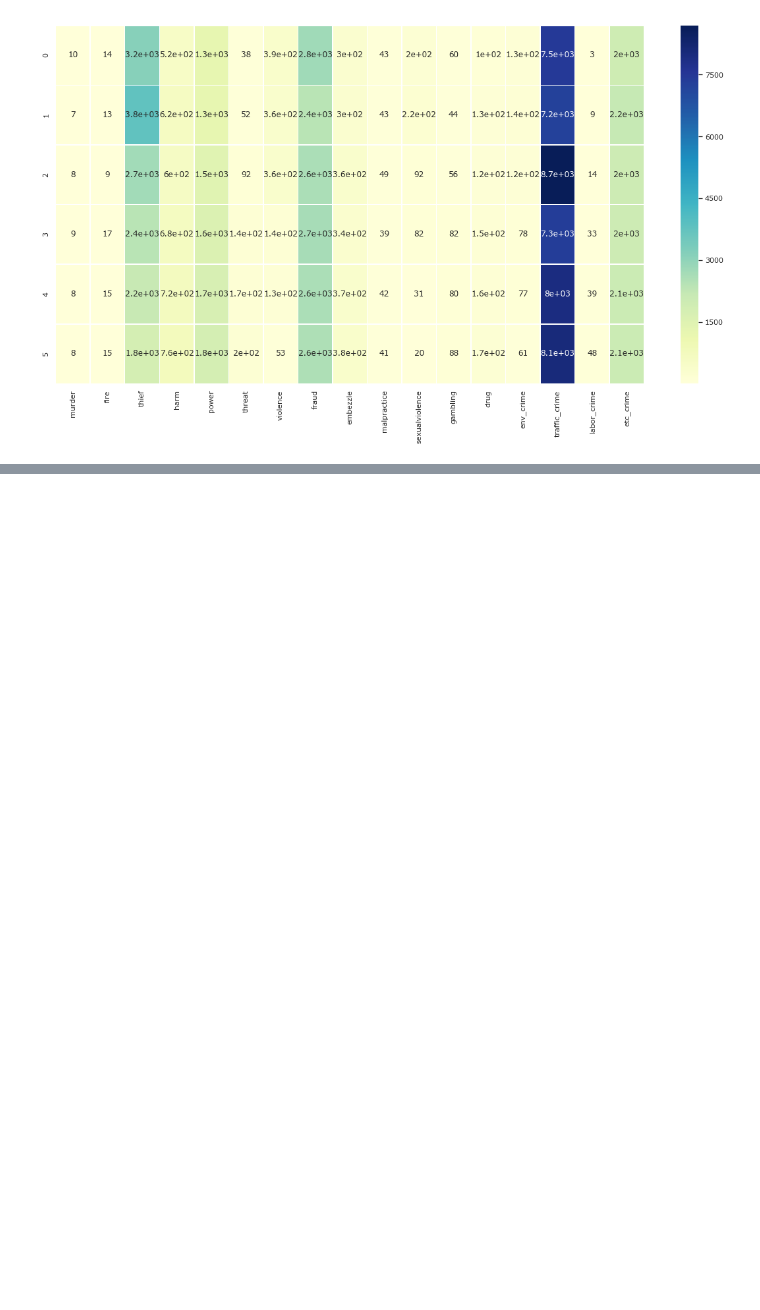
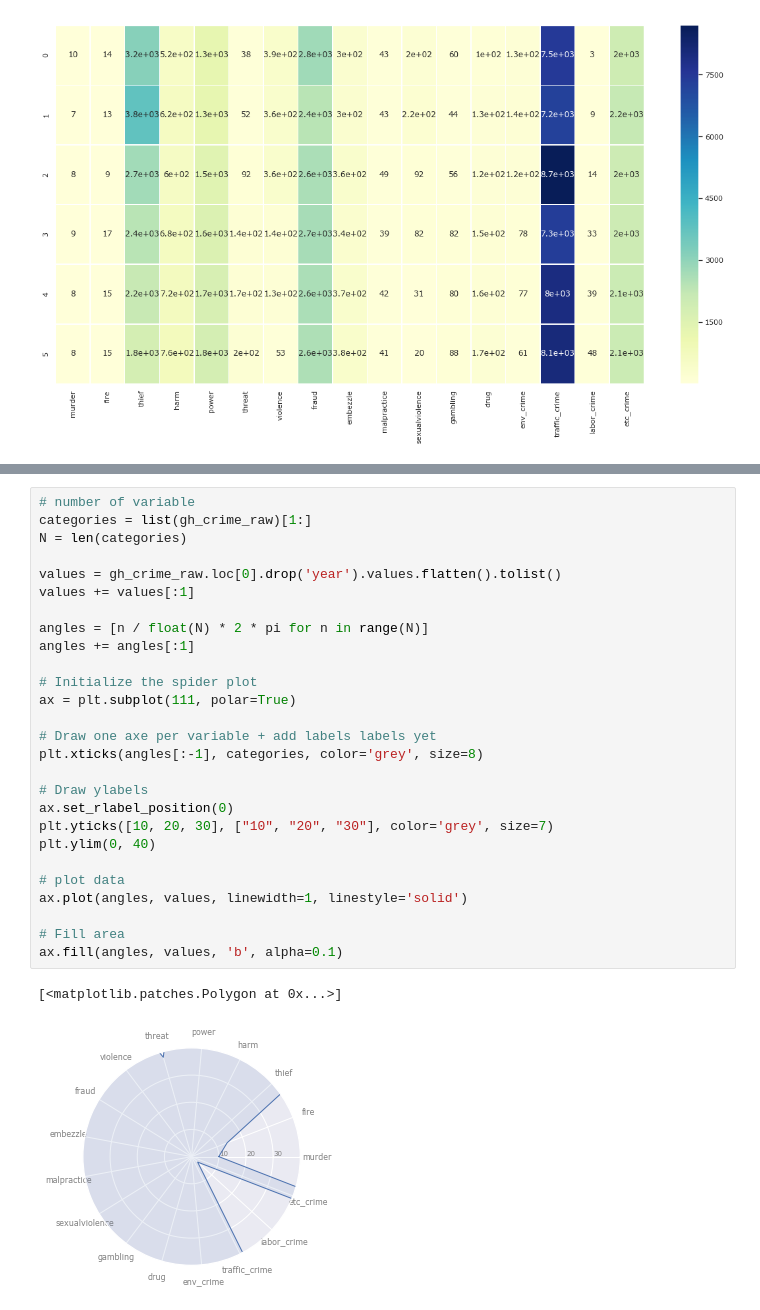
Before and after one commit to seokyeongheo/TIL, a Jupyter notebook: 14_visualization/practice_02_gimhae crime rate.ipynb, the cells around one changed output, grey strips where cells are left out. Drawn from its saved outputs; the diff is of its cells as text; blank space fills up the shorter version.

Commit message:
visualization-05-radarchart

```diff
--- a/14_visualization/practice_02_gimhae crime rate.ipynb
+++ b/14_visualization/practice_02_gimhae crime rate.ipynb
@@ -83,0 +79,30 @@ angles += angles[:1]
+# %%
+# number of variable
+categories = list(gh_crime_raw)[1:]
+N = len(categories)
+
+values = gh_crime_raw.loc[0].drop('year').values.flatten().tolist()
+values += values[:1]
+
+angles = [n / float(N) * 2 * pi for n in range(N)]
+angles += angles[:1]
+
+# Initialize the spider plot
+ax = plt.subplot(111, polar=True)
+
+# Draw one axe per variable + add labels labels yet
+plt.xticks(angles[:-1], categories, color='grey', size=8)
+
+# Draw ylabels
+ax.set_rlabel_position(0)
+plt.yticks([10, 20, 30], ["10", "20", "30"], color='grey', size=7)
+plt.ylim(0, 40)
+
+# plot data
+ax.plot(angles, values, linewidth=1, linestyle='solid')
+
+# Fill area
+ax.fill(angles, values, 'b', alpha=0.1)
+# %% [output]
+[<matplotlib.patches.Polygon at 0x...>]
+[figure, added]
```
Also changed, not shown: parts of 11 cells of this notebook.
